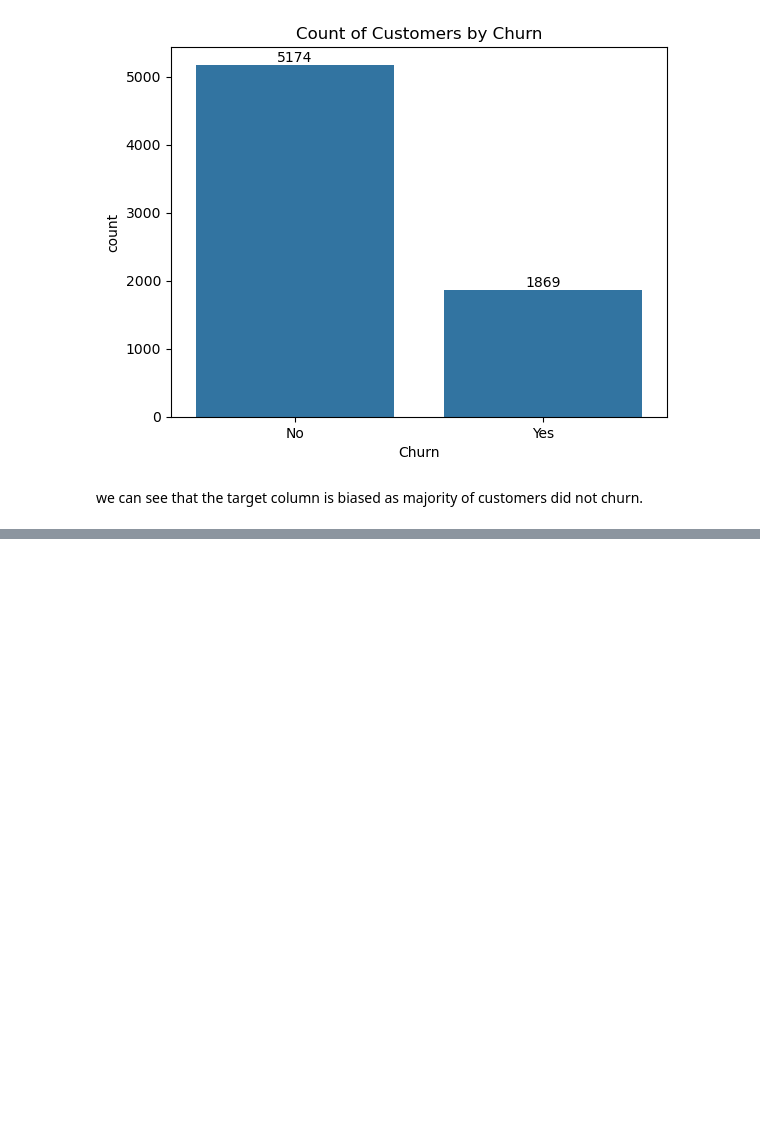
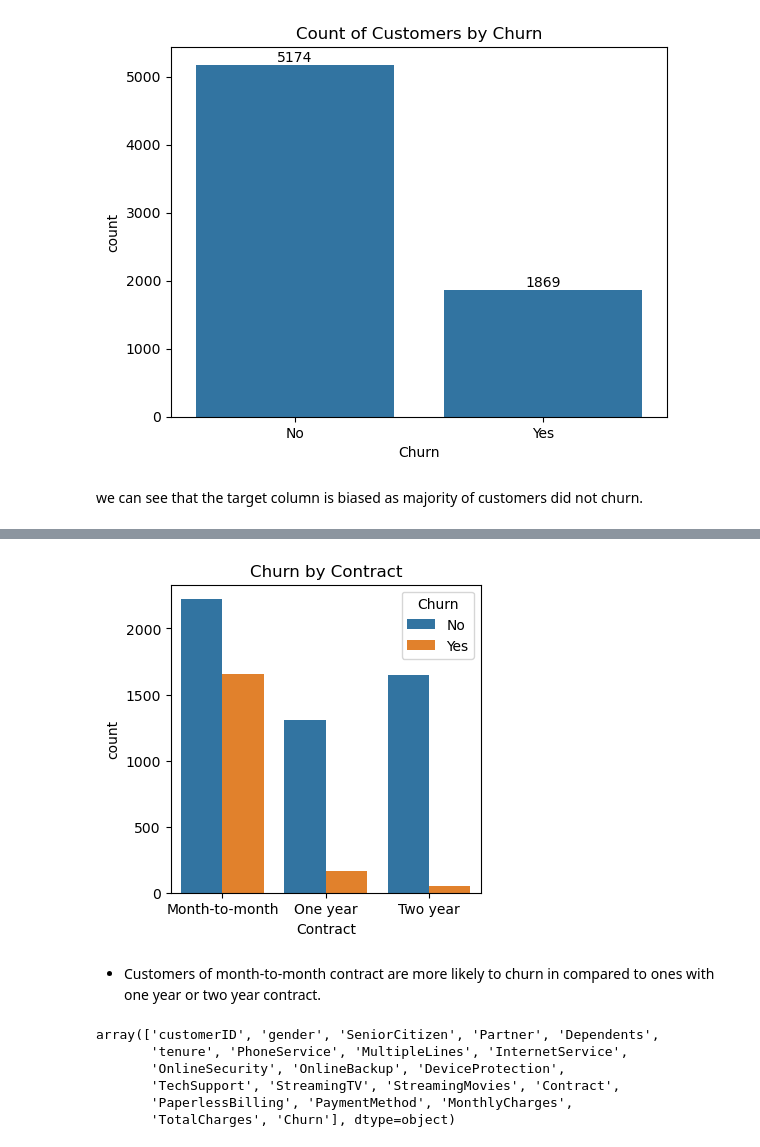
Before and after one commit to AjitaGiri/python_pandas, a Jupyter notebook: Churn_prediction.ipynb, the cells around one changed output, grey strips where cells are left out. Saved outputs shown, nothing was run; the diff lists cells and outputs as text; code cells hidden in the pictures; blank space fills up the shorter version.

```diff
--- a/Churn_prediction.ipynb
+++ b/Churn_prediction.ipynb
@@ -178,0 +218,18 @@ plt.show()
+# %%
+plt.figure(figsize=(4,4))
+sns.countplot(x='Contract',data=df,hue='Churn')
+plt.title("Churn by Contract")
+plt.show()
+# %% [output]
+[figure, added]
+# %% [markdown]
+- Customers of month-to-month contract are more likely to churn in compared to ones with one year or two year contract.
+# %%
+df.columns.values
+# %% [output]
+array(['customerID', 'gender', 'SeniorCitizen', 'Partner', 'Dependents',
+       'tenure', 'PhoneService', 'MultipleLines', 'InternetService',
+       'OnlineSecurity', 'OnlineBackup', 'DeviceProtection',
+       'TechSupport', 'StreamingTV', 'StreamingMovies', 'Contract',
+       'PaperlessBilling', 'PaymentMethod', 'MonthlyCharges',
+       'TotalCharges', 'Churn'], dtype=object)
```
Also changed, not shown: parts of 26 cells of this notebook.
